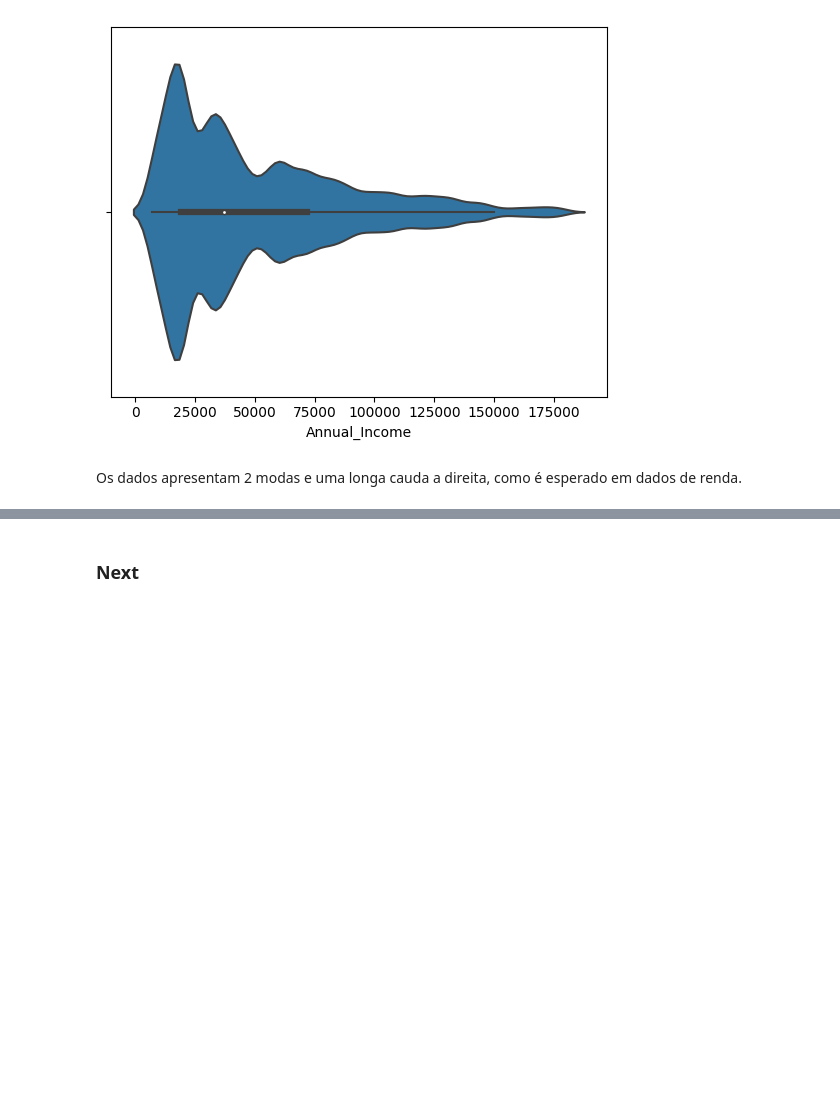
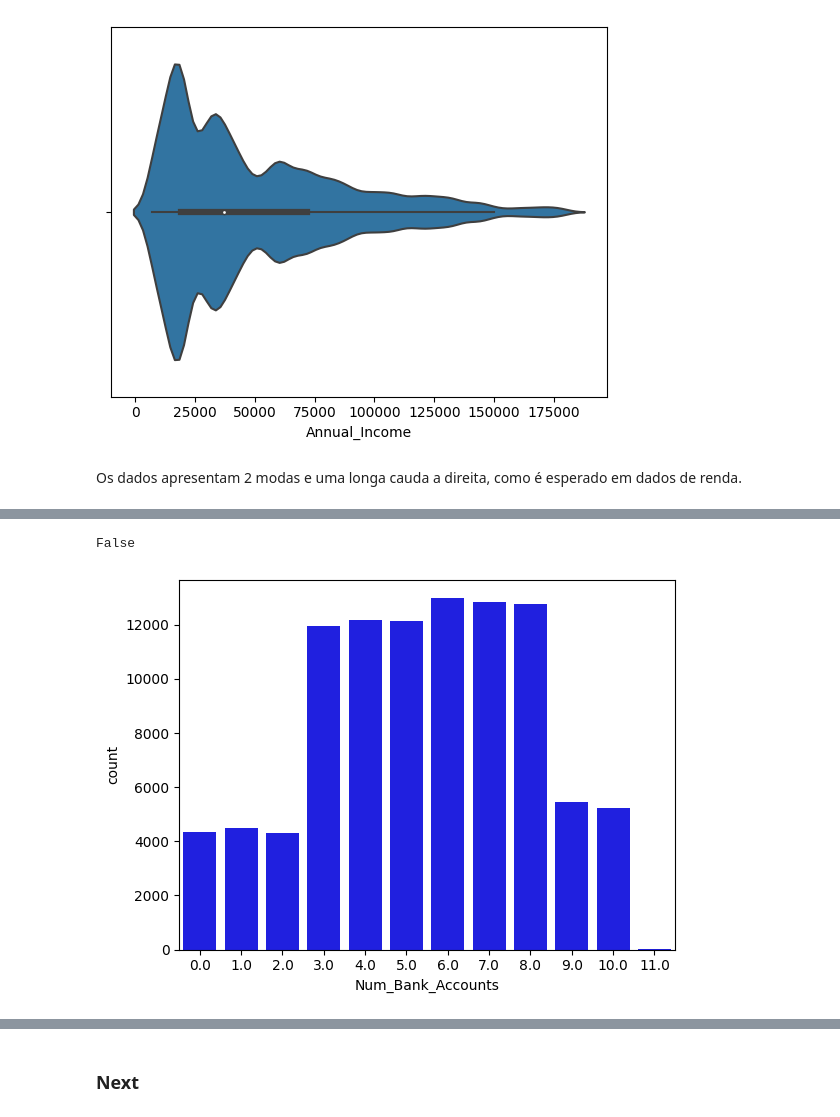
Before and after one commit to SLMath/Credit_Score-Analysis, a Jupyter notebook: credit_score.ipynb, the cells around one changed output, grey strips where cells are left out. Saved outputs shown, nothing was run; the diff lists cells and outputs as text; code cells hidden in the pictures; blank space fills up the shorter version.

```diff
--- a/credit_score.ipynb
+++ b/credit_score.ipynb
@@ -1398,0 +1405,8 @@ Os dados apresentam 2 modas e uma longa cauda a direita, como é esperado em dad
+# %%
+# Eliminar valores negativos
+data_df.loc[data_df['Num_Bank_Accounts'] < 0, 'Num_Bank_Accounts'] = np.nan
+
+# Exibir os possiveis outliers da direita
+Q1, Q3 = statistics.loc['Num_Bank_Accounts', ['25%', '75%']]
+w_max = Q3 + 1.5 * (Q3 - Q1)
+data_df[data_df['Num_Bank_Accounts'] > w_max]['Customer_ID', 'Month', 'Num_Bank_Accounts']
@@ -1398,0 +1448,16 @@ Os dados apresentam 2 modas e uma longa cauda a direita, como é esperado em dad
+# %%
+# Vamos limpar alteracoes maiores de 30:
+data_df['Num_Bank_Accounts'] = data_df.groupby(
+    data_df['Customer_ID'], group_keys=False
+    )[['Num_Bank_Accounts', 'Month']].apply(
+        change_over30_inc
+        )
+
+data_df['Num_Bank_Accounts'] = data_df.groupby(
+    data_df['Customer_ID'], group_keys=False
+    )[['Num_Bank_Accounts', 'Month']].apply(
+        change_over30_dec
+        )
+
+# e reavaliar
+data_df[data_df['Num_Bank_Accounts'] > w_max]['Customer_ID', 'Month', 'Num_Bank_Accounts']
@@ -1398,0 +1525,28 @@ Os dados apresentam 2 modas e uma longa cauda a direita, como é esperado em dad
+# %%
+# Realmente essas diferenças parecem ser devido a falhas
+# Vamos traçar um limiar no 10 e trocar os valores por nulos
+data_df.loc[
+    data_df.groupby('Customer_ID')['Num_Bank_Accounts']\
+    .transform(
+        lambda num: (num.max() - num.min() > 2) & (num > 10)
+    ),
+    'Num_Bank_Accounts'
+] = np.nan
+
+# conferir dados
+np.any(
+    data_df.groupby('Customer_ID')['Num_Bank_Accounts'].transform(
+        lambda num: num.max() - num.min() > 2
+))
+# %% [output]
+False
+# %%
+# Nao faremos preenchimento por mes, pois é factivel criar um conta
+# e escluir outra no intervalo de 1 mes, o que promoveria uma pequena variação
+# nos dados. Logo não há lógica forte para adotar o mesmo número que visto
+# para outros meses
+
+# Vamos olhar a distribuição
+_= sns.countplot(data= data_df, x= 'Num_Bank_Accounts', color= 'b')
+# %% [output]
+[figure, added]
```
Also changed, not shown: parts of 12 cells of this notebook.
